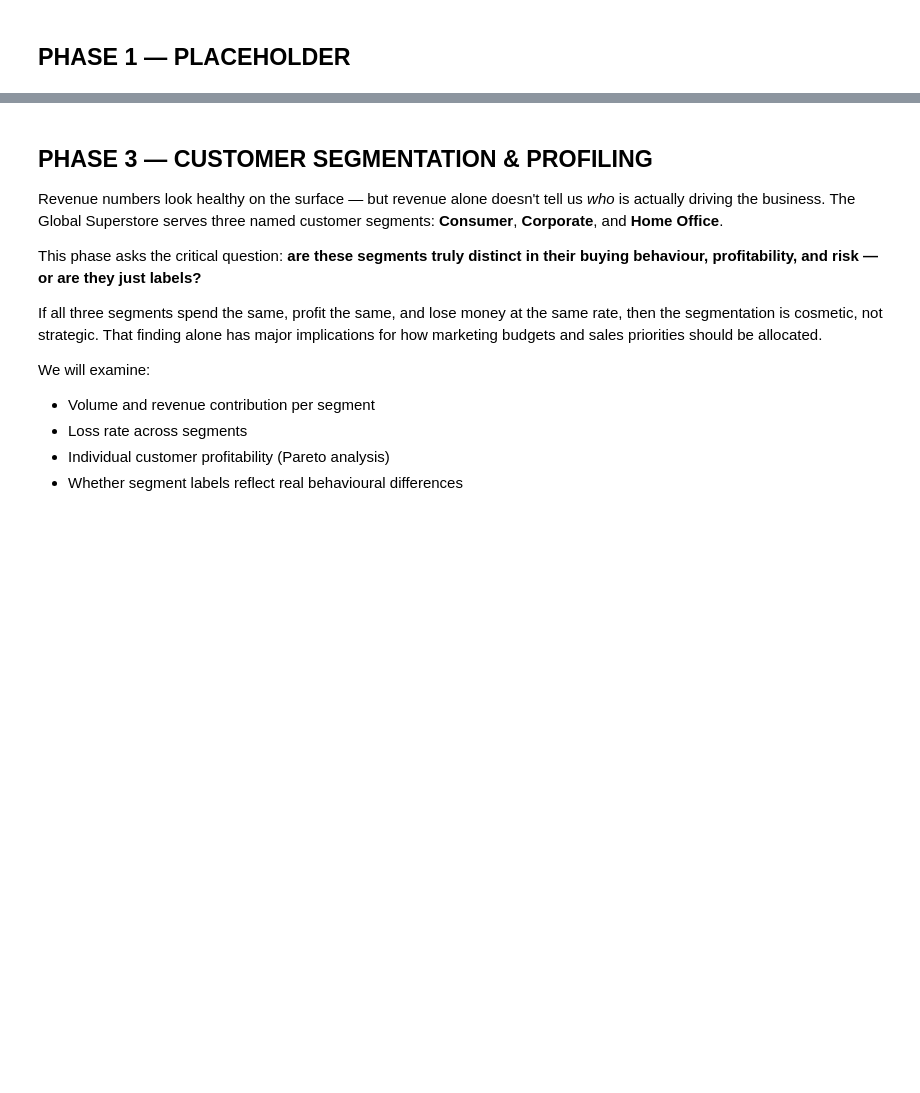
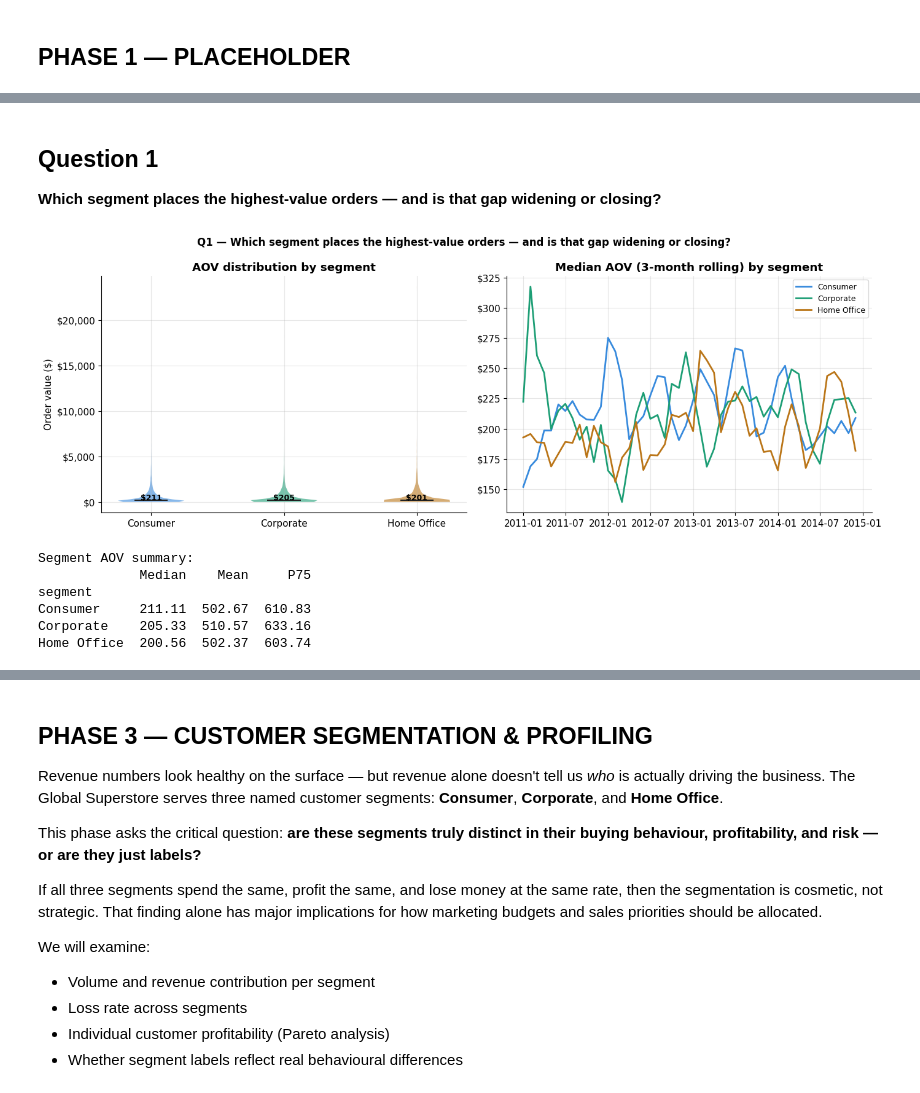
Before and after one commit to satwik12151/Capstone-Project-Group-3-, a Jupyter notebook: Capstone_Project_Group3.ipynb, the cells around one changed output, grey strips where cells are left out. Saved outputs shown, nothing was run; the diff lists cells and outputs as text; code cells hidden in the pictures; blank space fills up the shorter version.

```diff
--- a/Capstone_Project_Group3.ipynb
+++ b/Capstone_Project_Group3.ipynb
@@ -275,0 +278,11 @@ memory usage: 7.6+ MB
+# %%
+import warnings, numpy as np, pandas as pd
+import matplotlib.pyplot as plt, matplotlib.ticker as mticker
+warnings.filterwarnings("ignore")
+
+SEG_PALETTE = {"Consumer": "#378ADD", "Corporate": "#1D9E75", "Home Office": "#BA7517"}
+plt.rcParams.update({
+    "figure.facecolor": "white", "axes.facecolor": "white",
+    "axes.grid": True, "grid.alpha": 0.3,
+    "axes.spines.top": False, "axes.spines.right": False, "font.size": 11,
+})
@@ -275,0 +333,50 @@ memory usage: 7.6+ MB
+# %% [markdown]
+## Question 1
+
+**Which segment places the highest-value orders — and is that gap widening or closing?**
+# %%
+fig, axes = plt.subplots(1, 2, figsize=(14, 5))
+fig.suptitle(
+    "Q1 — Which segment places the highest-value orders — and is that gap widening or closing?",
+    fontsize=12, fontweight="bold"
+)
+
+seg_order = orders.groupby("segment")["aov"].median().sort_values(ascending=False).index.tolist()
+parts = axes[0].violinplot(
+    [orders[orders["segment"] == s]["aov"].values for s in seg_order],
+    positions=range(len(seg_order)), showmedians=True, showextrema=False
+)
+for pc, seg in zip(parts["bodies"], seg_order):
+    pc.set_facecolor(SEG_PALETTE.get(seg, "#888")); pc.set_alpha(0.6)
+parts["cmedians"].set_color("#222")
+axes[0].set_xticks(range(len(seg_order))); axes[0].set_xticklabels(seg_order)
+axes[0].yaxis.set_major_formatter(mticker.FuncFormatter(lambda x, _: f"${x:,.0f}"))
+axes[0].set_ylabel("Order value ($)")
+axes[0].set_title("AOV distribution by segment", fontweight="bold")
+for i, seg in enumerate(seg_order):
+    med = orders[orders["segment"] == seg]["aov"].median()
+    axes[0].text(i, med + 20, f"${med:,.0f}", ha="center", fontsize=9, fontweight="bold")
+
+for seg, colour in SEG_PALETTE.items():
+    ts = (orders[orders["segment"] == seg]
+          .groupby("ds")["aov"].median().sort_index().rolling(3, min_periods=1).mean())
+    axes[1].plot(ts.index, ts.values, color=colour, lw=2, label=seg)
+axes[1].yaxis.set_major_formatter(mticker.FuncFormatter(lambda x, _: f"${x:,.0f}"))
+axes[1].set_title("Median AOV (3-month rolling) by segment", fontweight="bold")
+axes[1].legend(fontsize=9)
+
+fig.tight_layout()
+plt.show()
+
+print("\nSegment AOV summary:")
+print(orders.groupby("segment")["aov"].agg(
+    Median="median", Mean="mean", P75=lambda x: x.quantile(0.75)
+).round(2).to_string())
+# %% [output]
+[figure, added]
+Segment AOV summary:
+             Median    Mean     P75
+segment
+Consumer     211.11  502.67  610.83
+Corporate    205.33  510.57  633.16
+Home Office  200.56  502.37  603.74
```
Also changed, not shown: parts of 28 cells of this notebook.
